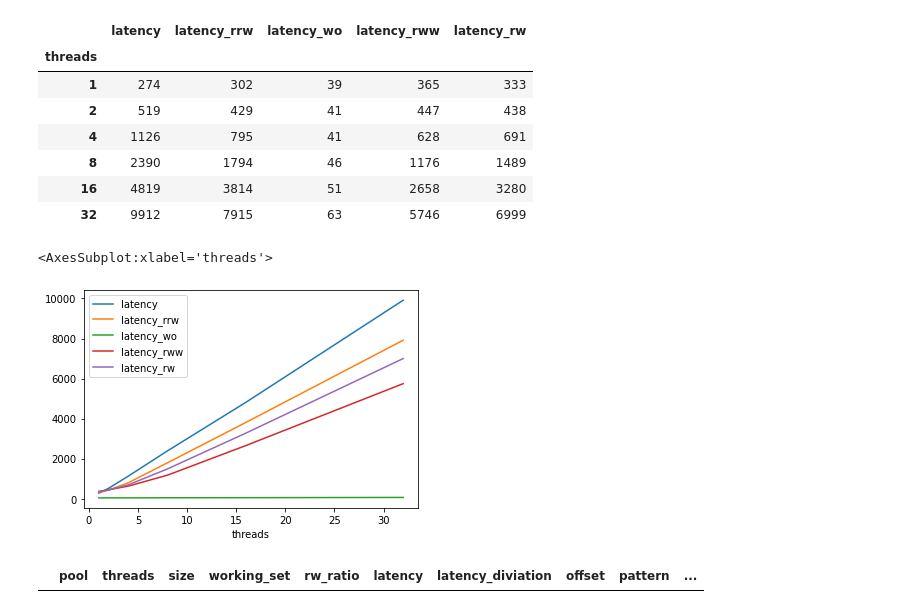
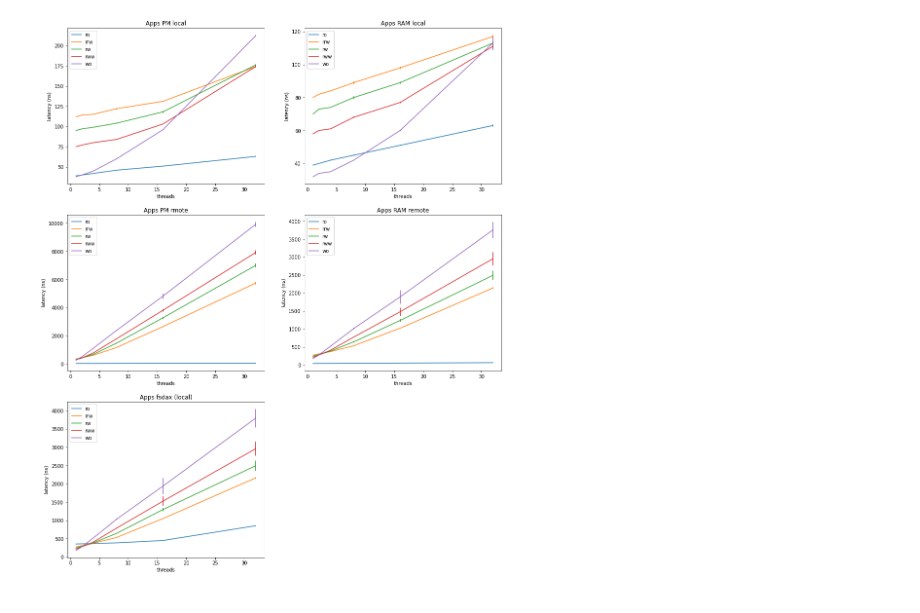
Before and after one commit to igk-ist/pmbench, a Jupyter notebook: pmbench.ipynb, the cells around one changed output. Cells and saved outputs as stored; diff of their text form; code cells hidden in the pictures.

```diff
--- a/pmbench.ipynb
+++ b/pmbench.ipynb
@@ -22,13 +49,7 @@ apps = data[
     (data["offset"] == "uniform") &
     (data['pattern'] == "random") &
     (data['mode'] == "App") &
-    True].drop(columns=["offset","pattern","mode","size","working_set"]).set_index('threads')
-
-def pool(name, df):
-     return df[df['pool'] == name].drop(columns=["pool"])
-
-def rw_ratio(ratio, df):
-     return df[df['rw_ratio'] == ratio].drop(columns=["rw_ratio"])
+    True].drop(columns=["offset","pattern","mode","size","working_set"])
 
 apps_fsdax = pool('fsdax', apps)
 apps_ram_l = pool('ram_l', apps)
@@ -77,32 +59,15 @@ sub = data[
-# %%
-ro = sub[sub["rw_ratio"] == 0]
-rrw = sub[sub["rw_ratio"] == 33]
-wo = sub[sub["rw_ratio"] == 100]
-rww = sub[sub["rw_ratio"] == 66]
-rw = sub[sub["rw_ratio"] == 50]
-
-#join(join(ro, rrw, "_rrw"), wo, "_wo")
-app = cols(ro).\
-    join(cols(rrw), rsuffix="_rrw").\
-    join(cols(wo), rsuffix="_wo").\
-    join(cols(rww), rsuffix="_rww").\
-    join(cols(rw), rsuffix="_rw")
-app
-# %% [output]
-|  | latency | latency_rrw | latency_wo | latency_rww | latency_rw |
-| threads |  |  |  |  |  |
-| 1 | 274 | 302 | 39 | 365 | 333 |
-| 2 | 519 | 429 | 41 | 447 | 438 |
-| 4 | 1126 | 795 | 41 | 628 | 691 |
-| 8 | 2390 | 1794 | 46 | 1176 | 1489 |
-| 16 | 4819 | 3814 | 51 | 2658 | 3280 |
-| 32 | 9912 | 7915 | 63 | 5746 | 6999 |
-# %%
-app.plot()
-# %% [output]
-<AxesSubplot:xlabel='threads'>
-[figure, removed]
-# %%
-sub
-# %% [output]
-|  | pool | threads | size | working_set | rw_ratio | latency | latency_diviation | offset | pattern | ... |
+# %%
+fig = plt.figure(figsize=(16,20))
+i = 1;
+for v, n in [
+        (apps_pm_l, "Apps PM local"),
+        (apps_ram_l, "Apps RAM local"),
+        (apps_pm_r, "Apps PM rmote"),
+        (apps_ram_r, "Apps RAM remote"),
+        (apps_fsdax, "Apps fsdax (local)")]:
+    ax = fig.add_subplot(3, 2, i)
+    i+=1
+    ax.set_title(n)
+    plot_ratios(v, ax)
+# %% [output]
+[figure, added]
```
Also changed, not shown: parts of 8 cells of this notebook, 3 other files.
